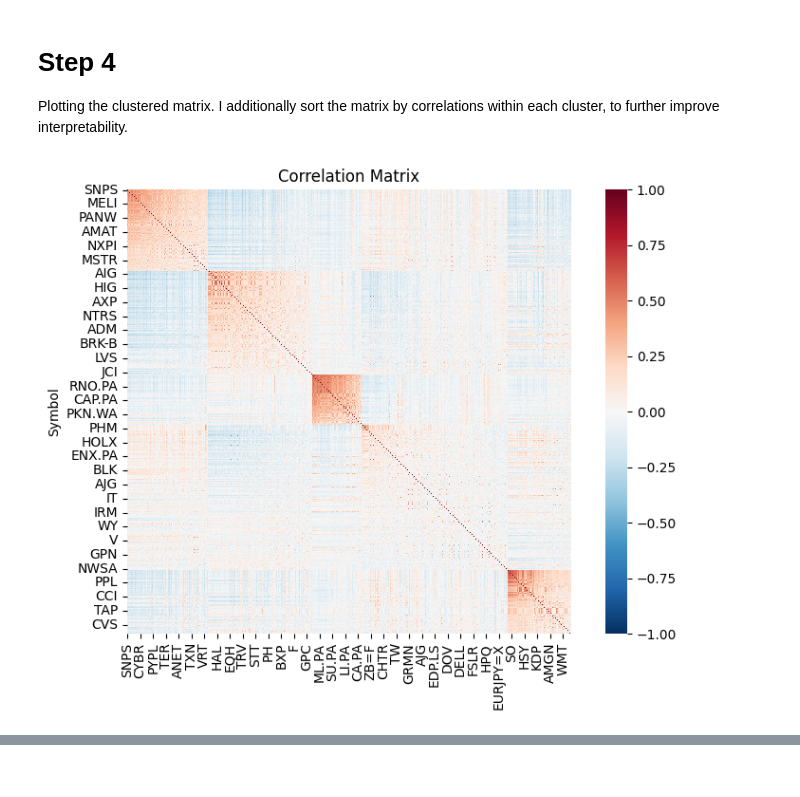
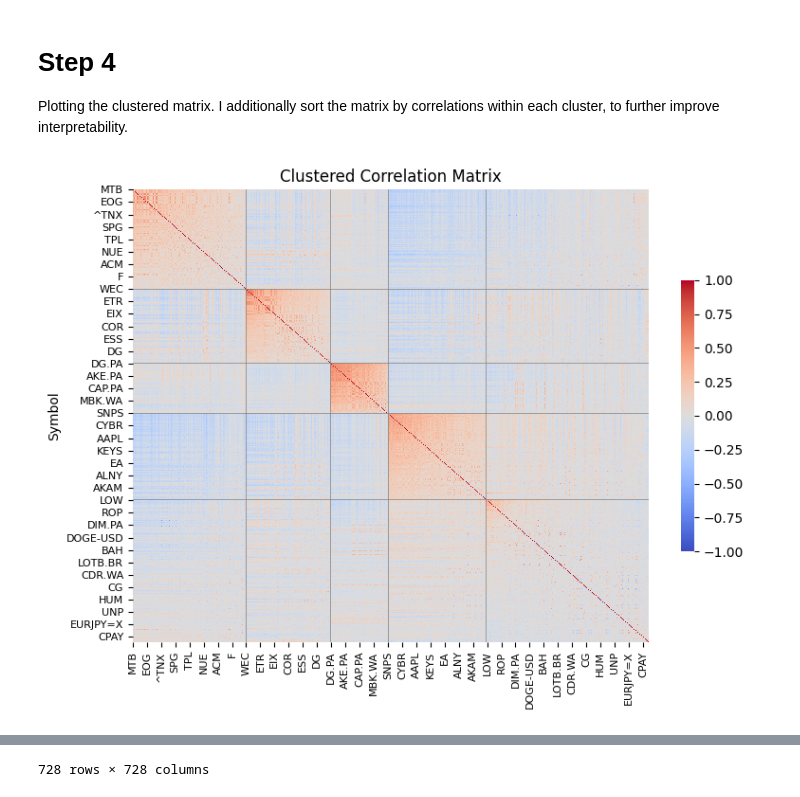
Before and after one commit to jan-fab/ml_for_asset_managers, a Jupyter notebook: 4. Optimal Clustering.ipynb, the cells around one changed output, grey strips where cells are left out. Cells and saved outputs as stored; diff of their text form; code cells hidden in the pictures.

```diff
--- a/4. Optimal Clustering.ipynb
+++ b/4. Optimal Clustering.ipynb
@@ -128,45 +96,15 @@ plt.show()
 # Step 3
 
 I determine the optimal clustering by maximizing the silhouette score, which ensures that clusters are not only internally cohesive but also well-separated from one another.
-# %%
-best_model = None
-best_score = -1
-n_clusters = 5
-
-for i in range(100):
-    model = KMeans(n_clusters = n_clusters)
-    labels = model.fit_predict(dist_matrix)
-    silh_samples = silhouette_samples(dist_matrix, labels)
-    score = np.mean(silh_samples) / np.std(silh_samples) # Score from le Prado's book
-
-    if score > best_score:
-        best_score = score
-        best_model = model
-
-best_model.fit(dist_matrix)
-labels = best_model.labels_
+# %%
+n_clusters = 5
+
+labels, _ = f.find_clustres_with_best_silhouette(dist_matrix, n_clusters)
 # %% [markdown]
 # Step 4
 
 Plotting the clustered matrix. I additionally sort the matrix by correlations within each cluster, to further improve interpretability.
-# %%
-# A DataFrame to store labels and average correlation
-corr_mean = []
-for cluster in np.unique(labels):
-    cluster_indices = np.where(labels == cluster)[0]
-    sub_corr = corr_matrix.iloc[cluster_indices, cluster_indices]
-
-    # In each cluster order the values by mean correlation within the cluster
-    means = sub_corr.mean(axis=1)
-    for idx, mean_val in zip(cluster_indices, means):
-        corr_mean.append((idx, cluster, mean_val))
-
-# Sorting the dataframe
-corr_df = pd.DataFrame(corr_mean, columns=["idx", "cluster", "mean_corr"])
-sorted_indices = corr_df.sort_values(["cluster", "mean_corr"], ascending=[True, False])["idx"].to_numpy()
-
-# Reordering and plotting the correlation matrix
-sorted_corr = corr_matrix.iloc[sorted_indices, sorted_indices]
-plot_corr_matrix(sorted_corr)
-# %% [output]
-[figure, removed]
+# %%
+f.sort_clustered_corr_matrix(corr_matrix, labels, label_spacing=20, plot = True)
+# %% [output]
+[figure, added]
@@ -172,0 +124 @@ plot_corr_matrix(sorted_corr)
+728 rows × 728 columns
```
Also changed, not shown: parts of 7 cells of this notebook, 4 other files.
